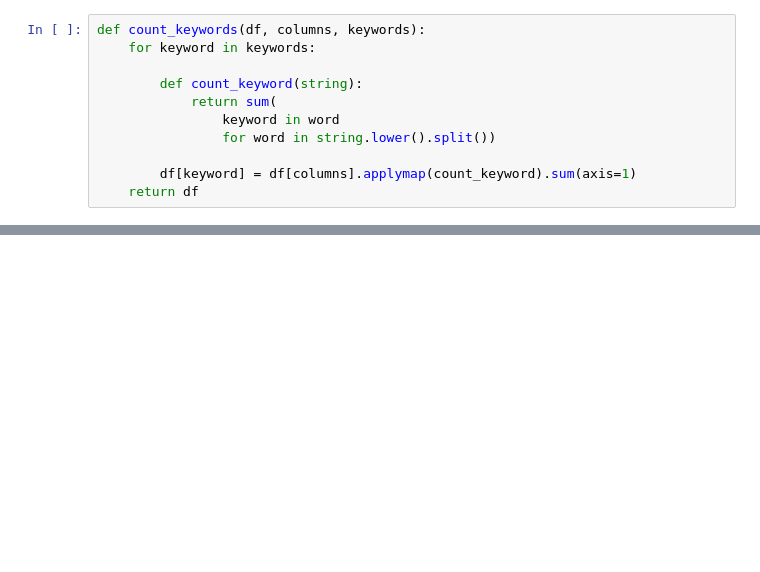
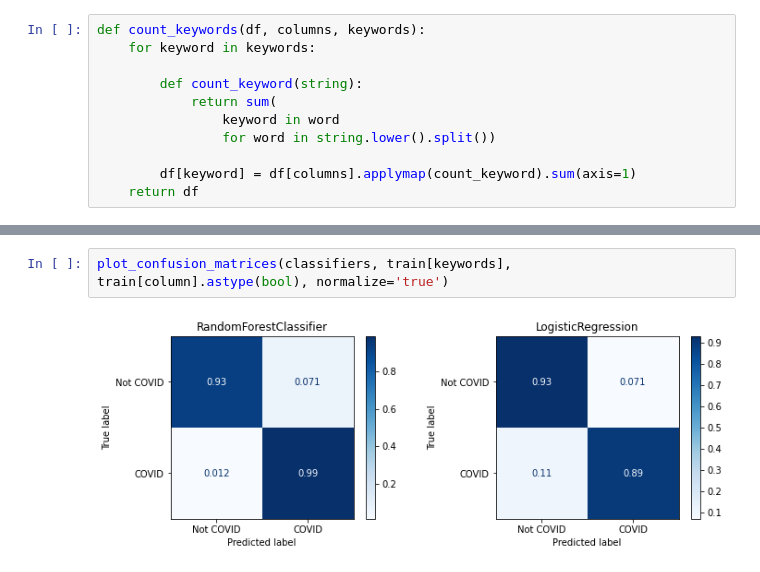
Before and after one commit to dylanbinley/coronavirus-map, a Jupyter notebook: example_code/logistic-regression.ipynb, the cells around one changed output, grey strips where cells are left out. Cells and saved outputs as stored; diff of their text form; blank space fills up the shorter version.

```diff
--- a/example_code/logistic-regression.ipynb
+++ b/example_code/logistic-regression.ipynb
@@ -138,0 +111,4 @@ plot_confusion_matrix(model, df[keywords], df[column].astype(bool))
+# %%
+plot_confusion_matrices(classifiers, train[keywords], train[column].astype(bool), normalize='true')
+# %% [output]
+[figure, added]
```
Also changed, not shown: parts of 21 cells of this notebook, 1 other file.
